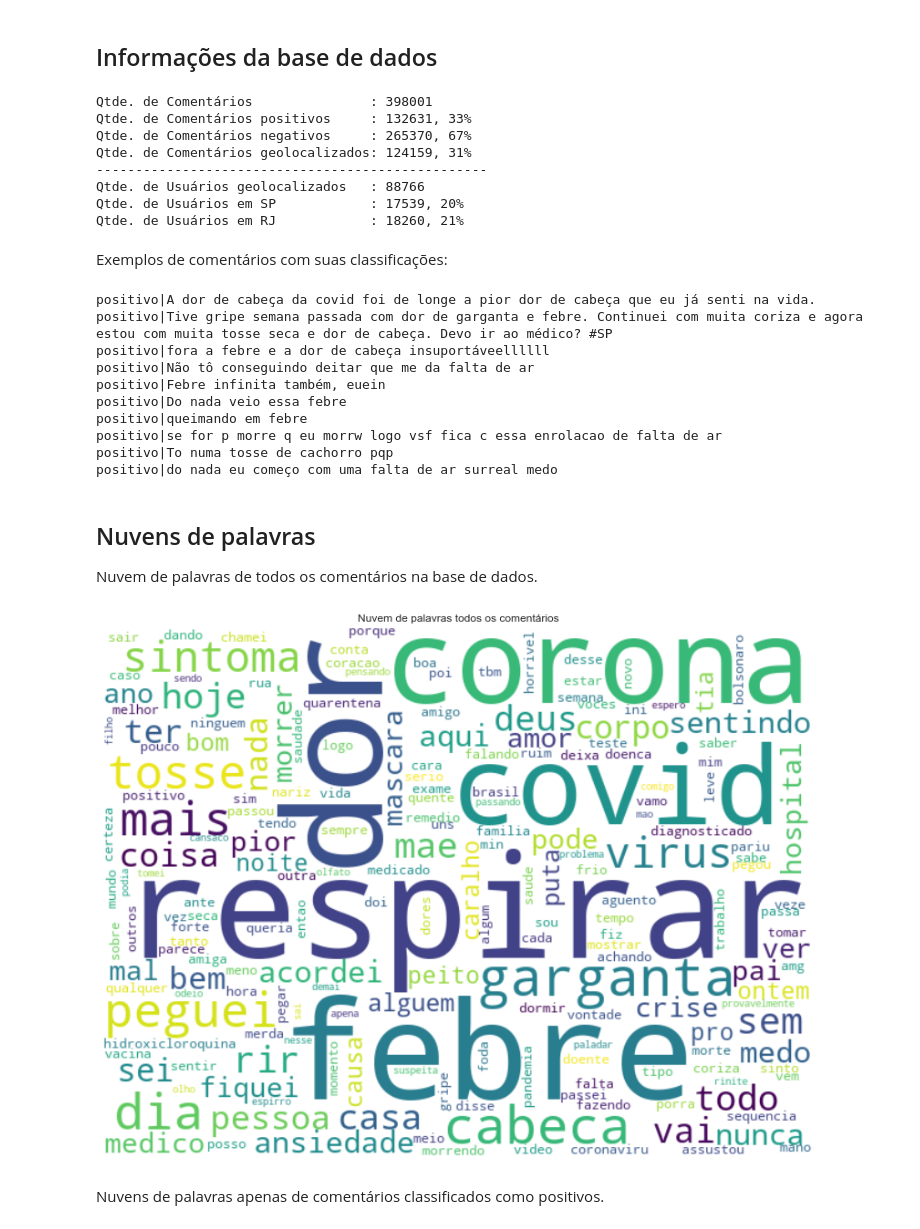
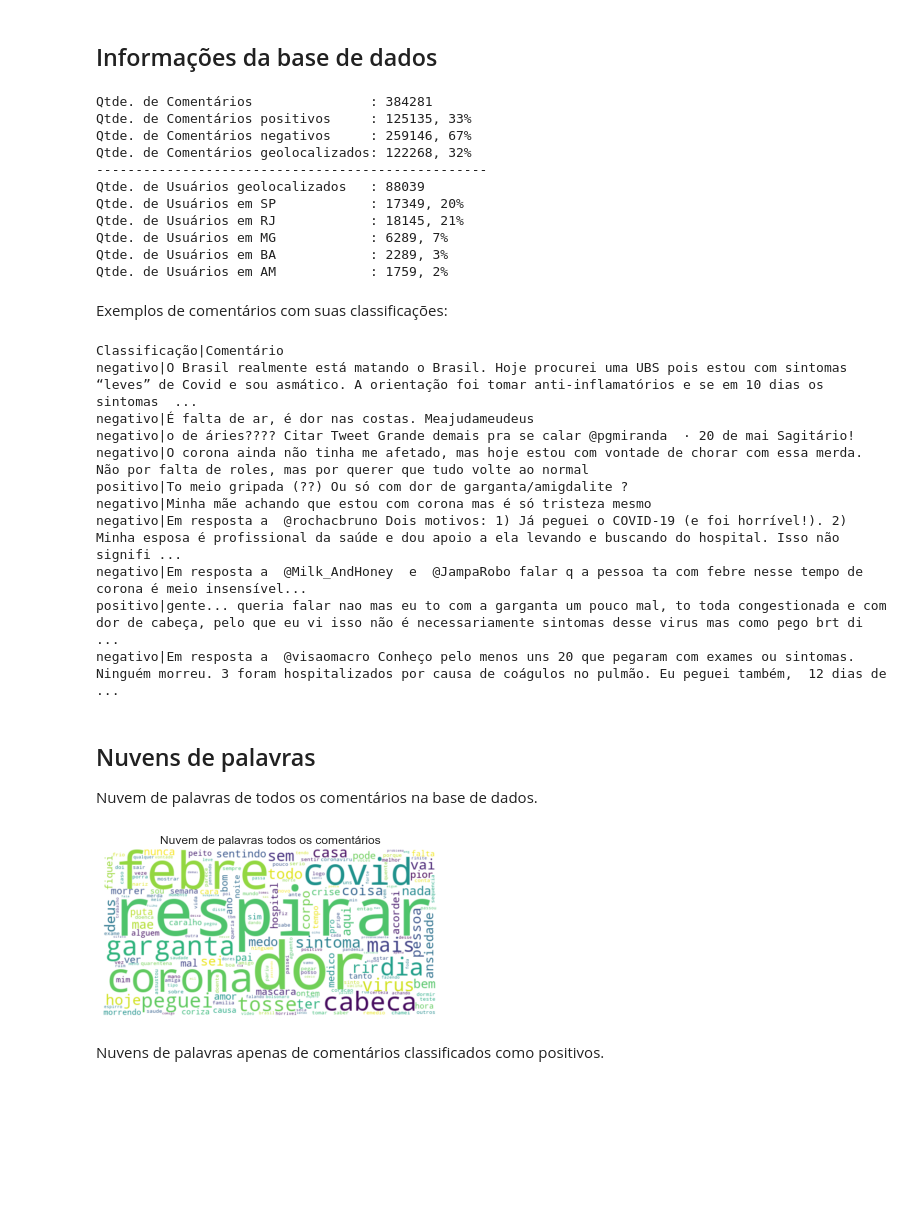
Before and after one commit to rdenadai/Covid19-Twitter-Tracker, a Jupyter notebook: code/notebooks/EDA.ipynb, the cells around one changed output. Saved outputs shown, nothing was run; the diff lists cells and outputs as text; code cells hidden in the pictures; blank space fills up the shorter version.

```diff
--- a/code/notebooks/EDA.ipynb
+++ b/code/notebooks/EDA.ipynb
@@ -35,8 +35,10 @@ covid_data = covid_data.groupby([covid_data["date"].dt.date]).sum().reset_index(
 # %%
 hashtags_ = pd.DataFrame(list(RawHashtagComments.select().dicts()))
 hashtags_ = hashtags_.drop(["hash"], axis=1)
+hashtags_["count"] = 1
 hashtags_["date"] = hashtags_['timestamp'].map(lambda x: datetime.strptime(x.strftime('%Y-%m-%d'), '%Y-%m-%d'))
 hashtags_ = hashtags_[hashtags_["date"] > pd.Timestamp(2020, 1, 1)]
+
 users_ = pd.DataFrame(list(UserLocation.select().dicts()))
 # %%
 # print(hashtags_.columns)
@@ -50,8 +52,6 @@ qtd_negativos = len(hashtags_[hashtags_['classify'] == 'negativo'])
 qtd_comentarios_geolocalizados = len(hashtags_[hashtags_['username'].isin(users_['username'])])
 
 qtd_users_geo = len(users_[users_['username'].isin(hashtags_['username'])])
-qtd_users_geo_sp = len(users_[(users_['state'] == 'SP') & (users_['username'].isin(hashtags_['username']))])
-qtd_users_geo_rj = len(users_[(users_['state'] == 'RJ') & (users_['username'].isin(hashtags_['username']))])
 
 print(f"Qtde. de Comentários               : {qtd_comentarios}")
 print(f"Qtde. de Comentários positivos     : {qtd_positivos}, {round(qtd_positivos/qtd_comentarios*100)}%")
@@ -59,34 +59,40 @@ print(f"Qtde. de Comentários negativos     : {qtd_negativos}, {round(qtd_negati
 print(f"Qtde. de Comentários geolocalizados: {qtd_comentarios_geolocalizados}, {round(qtd_comentarios_geolocalizados/qtd_comentarios*100)}%")
 print("-" * 50)
 print(f"Qtde. de Usuários geolocalizados   : {qtd_users_geo}")
-print(f"Qtde. de Usuários em SP            : {qtd_users_geo_sp}, {round(qtd_users_geo_sp/qtd_users_geo*100)}%")
-print(f"Qtde. de Usuários em RJ            : {qtd_users_geo_rj}, {round(qtd_users_geo_rj/qtd_users_geo*100)}%")
+for estado in ["SP", "RJ", "MG", "BA", "AM"]:
+    qtd_users_geo_estado = len(users_[(users_['state'] == estado) & (users_['username'].isin(hashtags_['username']))])
+    print(f"Qtde. de Usuários em {estado}            : {qtd_users_geo_estado}, {round(qtd_users_geo_estado/qtd_users_geo*100)}%")
 # %% [output]
-Qtde. de Comentários               : 398001
-Qtde. de Comentários positivos     : 132631, 33%
-Qtde. de Comentários negativos     : 265370, 67%
-Qtde. de Comentários geolocalizados: 124159, 31%
+Qtde. de Comentários               : 384281
+Qtde. de Comentários positivos     : 125135, 33%
+Qtde. de Comentários negativos     : 259146, 67%
+Qtde. de Comentários geolocalizados: 122268, 32%
 --------------------------------------------------
-Qtde. de Usuários geolocalizados   : 88766
-Qtde. de Usuários em SP            : 17539, 20%
-Qtde. de Usuários em RJ            : 18260, 21%
+Qtde. de Usuários geolocalizados   : 88039
+Qtde. de Usuários em SP            : 17349, 20%
+Qtde. de Usuários em RJ            : 18145, 21%
+Qtde. de Usuários em MG            : 6289, 7%
+Qtde. de Usuários em BA            : 2289, 3%
+Qtde. de Usuários em AM            : 1759, 2%
 # %% [markdown]
 Exemplos de comentários com suas classificações:
 # %%
-for idx, row in hashtags_[hashtags_["classify"] == "positivo"].sample(n=10).iterrows():
+print("Classificação|Comentário")
+for idx, row in hashtags_.sample(n=10).iterrows():
     print(f"{row.classify}|{row.comment}")
     # print("-" * 10)
 # %% [output]
-positivo|A dor de cabeça da covid foi de longe a pior dor de cabeça que eu já senti na vida.
-positivo|Tive gripe semana passada com dor de garganta e febre. Continuei com muita coriza e agora estou com muita tosse seca e dor de cabeça. Devo ir ao médico? #SP
-positivo|fora a febre e a dor de cabeça insuportáveellllll
-positivo|Não tô conseguindo deitar que me da falta de ar
-positivo|Febre infinita também, euein
-positivo|Do nada veio essa febre
-positivo|queimando em febre
-positivo|se for p morre q eu morrw logo vsf fica c essa enrolacao de falta de ar
-positivo|To numa tosse de cachorro pqp
-positivo|do nada eu começo com uma falta de ar surreal medo
+Classificação|Comentário
+negativo|O Brasil realmente está matando o Brasil. Hoje procurei uma UBS pois estou com sintomas “leves” de Covid e sou asmático. A orientação foi tomar anti-inflamatórios e se em 10 dias os sintomas  ...
+negativo|É falta de ar, é dor nas costas. Meajudameudeus
+negativo|o de áries???? Citar Tweet Grande demais pra se calar @pgmiranda  · 20 de mai Sagitário!
+negativo|O corona ainda não tinha me afetado, mas hoje estou com vontade de chorar com essa merda. Não por falta de roles, mas por querer que tudo volte ao normal
+positivo|To meio gripada (??) Ou só com dor de garganta/amigdalite ?
+negativo|Minha mãe achando que estou com corona mas é só tristeza mesmo
+negativo|Em resposta a  @rochacbruno Dois motivos: 1) Já peguei o COVID-19 (e foi horrível!). 2) Minha esposa é profissional da saúde e dou apoio a ela levando e buscando do hospital. Isso não signifi ...
+negativo|Em resposta a  @Milk_AndHoney  e  @JampaRobo falar q a pessoa ta com febre nesse tempo de corona é meio insensível...
+positivo|gente... queria falar nao mas eu to com a garganta um pouco mal, to toda congestionada e com dor de cabeça, pelo que eu vi isso não é necessariamente sintomas desse virus mas como pego brt di ...
+negativo|Em resposta a  @visaomacro Conheço pelo menos uns 20 que pegaram com exames ou sintomas. Ninguém morreu. 3 foram hospitalizados por causa de coágulos no pulmão. Eu peguei também,  12 dias de  ...
 # %% [markdown]
 ## Nuvens de palavras
 
@@ -104,18 +110,17 @@ stp_words = [
 ] + get_stopwords()[0]
 # %%
 wordcloud = WordCloud(
-    width=640, height=480,
+    width=640, height=320,
     background_color="white", collocations=False,
     stopwords=stp_words
 ).generate(frases)
 
-plt.figure(figsize=(14, 12))
 plt.title("Nuvem de palavras todos os comentários")
 plt.imshow(wordcloud, interpolation="bilinear")
 plt.axis("off")
 plt.show()
 # %% [output]
-[figure, old version]
+[figure, new version]
 # %% [markdown]
 Nuvens de palavras apenas de comentários classificados como positivos.
 # %%
```
Also changed, not shown: parts of 5 cells of this notebook, 9 other files.
